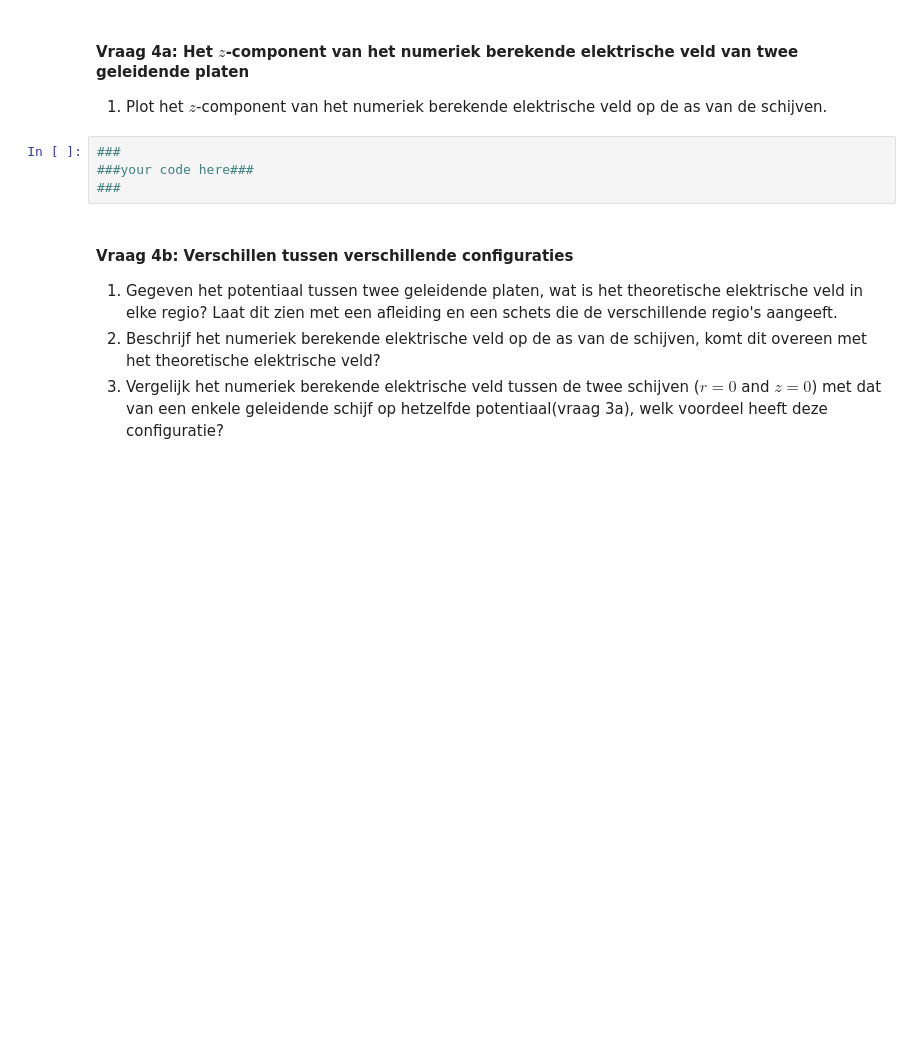
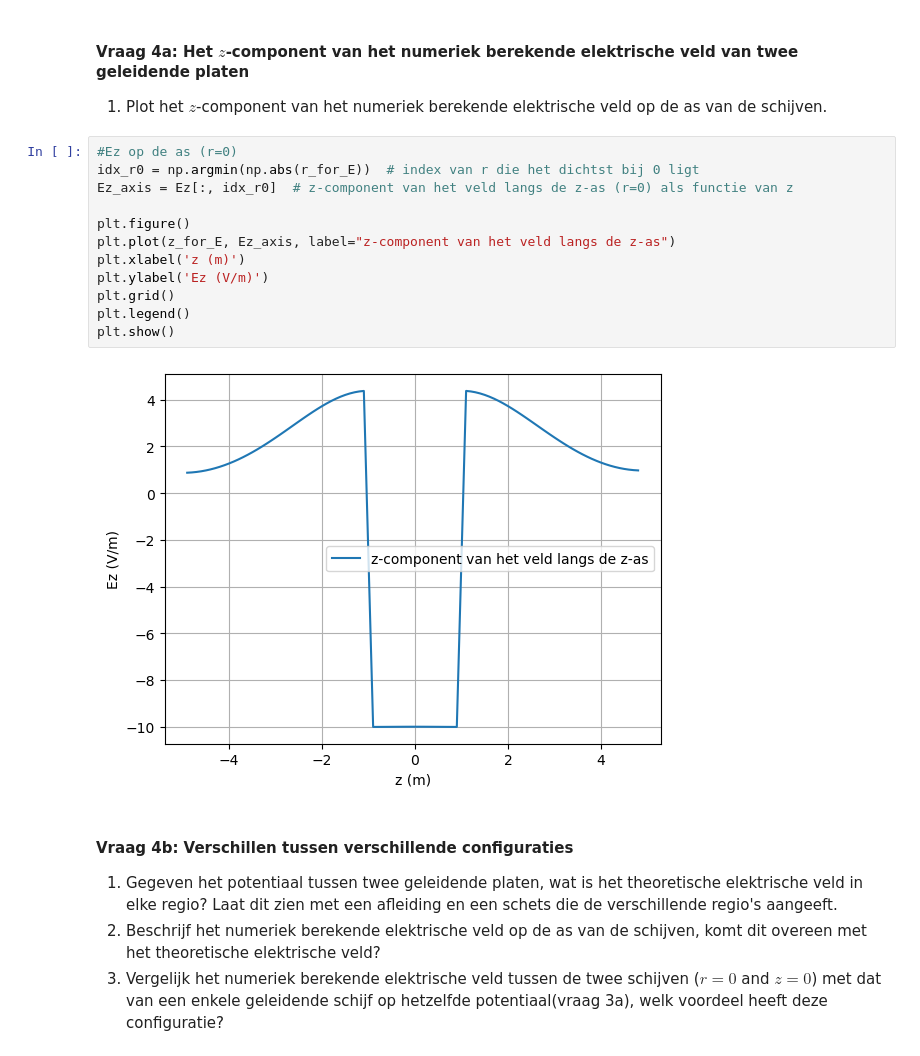
Before and after one commit to nvmeurs06/opdrachten-DEF-D, a Jupyter notebook: DigitaleOntwerpopdrachten/1CondensatorOpdracht/CondensatorOntwerpopdracht.ipynb, the cells around one changed output. Cells and saved outputs as stored; diff of their text form; blank space fills up the shorter version.

```diff
--- a/DigitaleOntwerpopdrachten/1CondensatorOpdracht/CondensatorOntwerpopdracht.ipynb
+++ b/DigitaleOntwerpopdrachten/1CondensatorOpdracht/CondensatorOntwerpopdracht.ipynb
@@ -397,9 +462,19 @@ plot_results_disk(Ez, Er, normE, V, r, z, grid_step, disk_radius, z_pos_disk1, z
 
 1. Plot het $z$-component van het numeriek berekende elektrische veld op de as van de schijven.
 # %%
-###
-###your code here###
-###
+#Ez op de as (r=0)
+idx_r0 = np.argmin(np.abs(r_for_E))  # index van r die het dichtst bij 0 ligt
+Ez_axis = Ez[:, idx_r0]  # z-component van het veld langs de z-as (r=0) als functie van z
+
+plt.figure()
+plt.plot(z_for_E, Ez_axis, label="z-component van het veld langs de z-as")
+plt.xlabel('z (m)')
+plt.ylabel('Ez (V/m)')
+plt.grid()
+plt.legend()
+plt.show()
+# %% [output]
+[figure, added]
 # %% [markdown]
 #### Vraag 4b: Verschillen tussen verschillende configuraties
 
```
Also changed, not shown: parts of 11 cells of this notebook.
